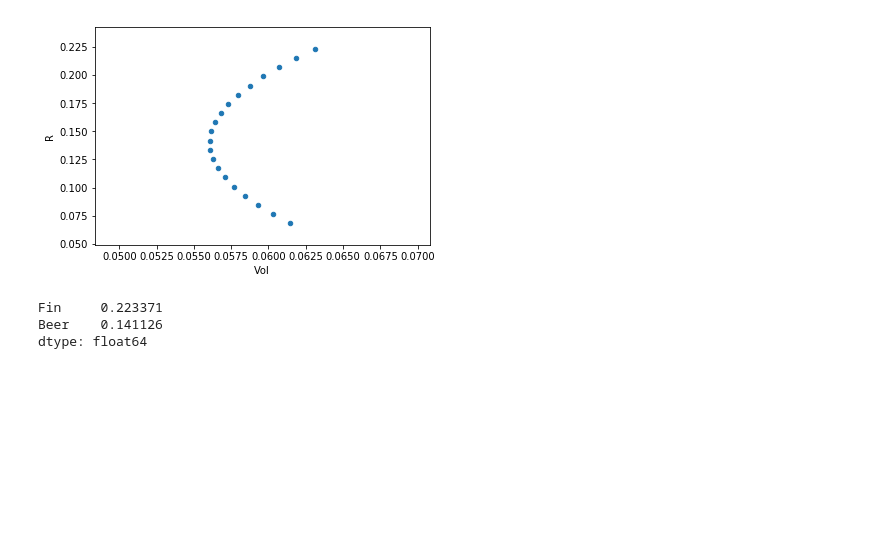
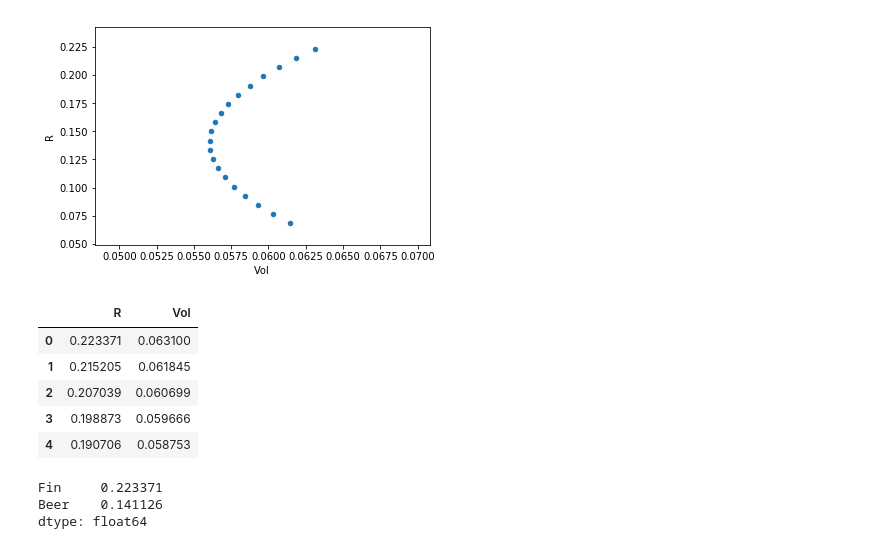
Before and after one commit to biv-neupane7/Investment-management-with-python, a Jupyter notebook: Week 2 Efficient frontier and portfolio management.ipynb, the cells around one changed output. Cells and saved outputs as stored; diff of their text form; code cells hidden in the pictures; blank space fills up the shorter version.

```diff
--- a/Week 2 Efficient frontier and portfolio management.ipynb
+++ b/Week 2 Efficient frontier and portfolio management.ipynb
@@ -413,6 +410,15 @@ ef.plot.scatter(x="Vol",y="R")
 # %% [output]
 <matplotlib.axes._subplots.AxesSubplot at 0x...>
 [figure]
+# %%
+ef.head()
+# %% [output]
+|  | R | Vol |
+| 0 | 0.223371 | 0.063100 |
+| 1 | 0.215205 | 0.061845 |
+| 2 | 0.207039 | 0.060699 |
+| 3 | 0.198873 | 0.059666 |
+| 4 | 0.190706 | 0.058753 |
 # %%
 l=["Fin", "Beer"]
 er[l]
```
Also changed, not shown: parts of 18 cells of this notebook.
